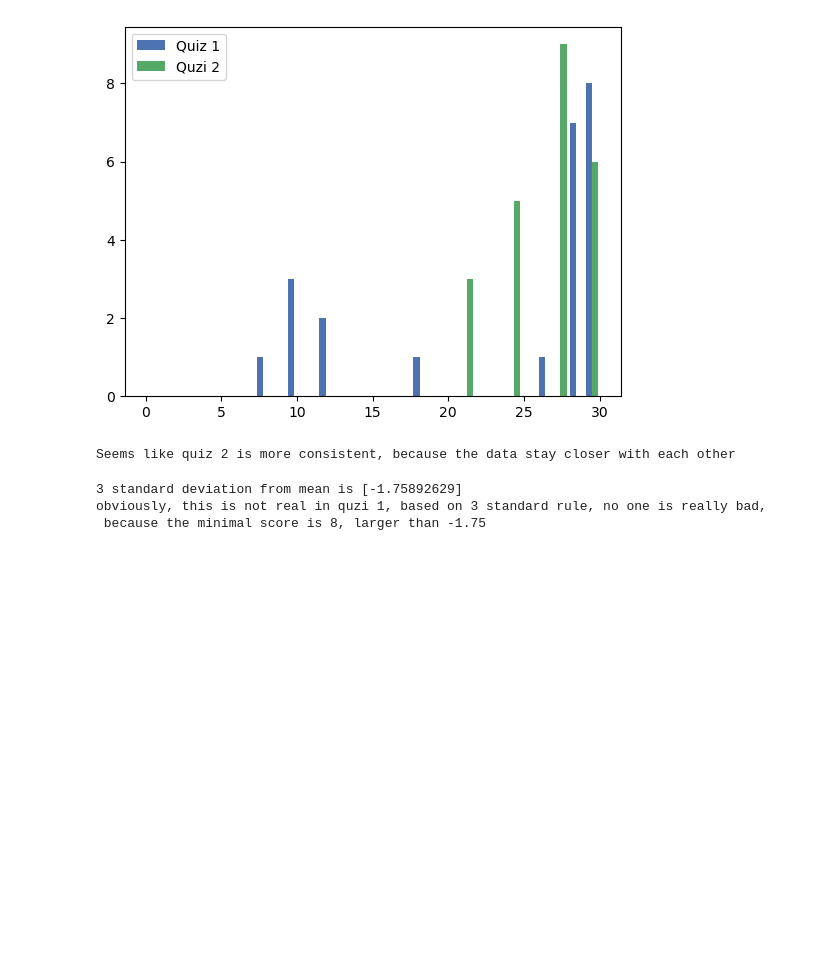
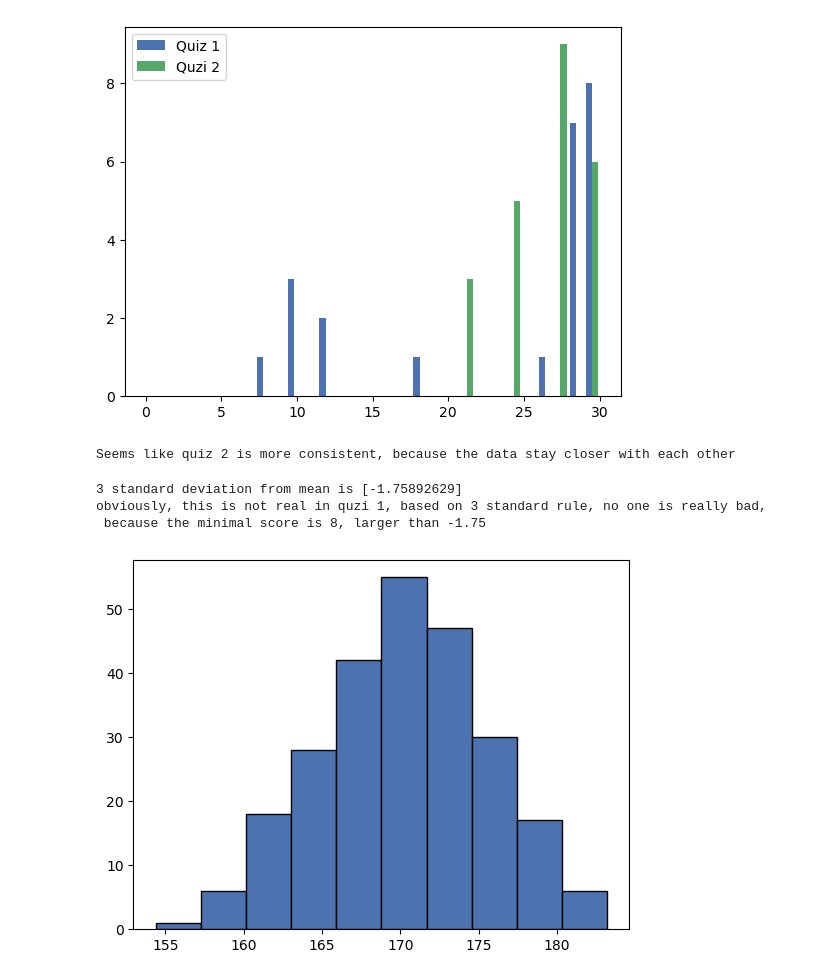
Before and after one commit to lc0312/COSC502, a Jupyter notebook: hw3_Liu.ipynb, the cells around one changed output. Cells and saved outputs as stored; diff of their text form; code cells hidden in the pictures; blank space fills up the shorter version.

```diff
--- a/hw3_Liu.ipynb
+++ b/hw3_Liu.ipynb
@@ -81,3 +80,15 @@ print ('obviously, this is not real in quzi 1, based on 3 standard rule, no one
 3 standard deviation from mean is [-1.75892629]
 obviously, this is not real in quzi 1, based on 3 standard rule, no one is really bad,
  because the minimal score is 8, larger than -1.75
+# %%
+# Question 2
+# a) Generate a numpy array of 250 random numbers with mean (μ) = 170 and standard deviation = 5
+
+number_set = s = np.random.normal(170, 5, 250)
+# %%
+# b) Plot a histogram to visualize the distribution of your data points using matplotlib library
+
+plt.hist (number_set, edgecolor='black')
+plt.show()
+# %% [output]
+[figure, added]
```
Also changed, not shown: parts of 3 cells of this notebook.
